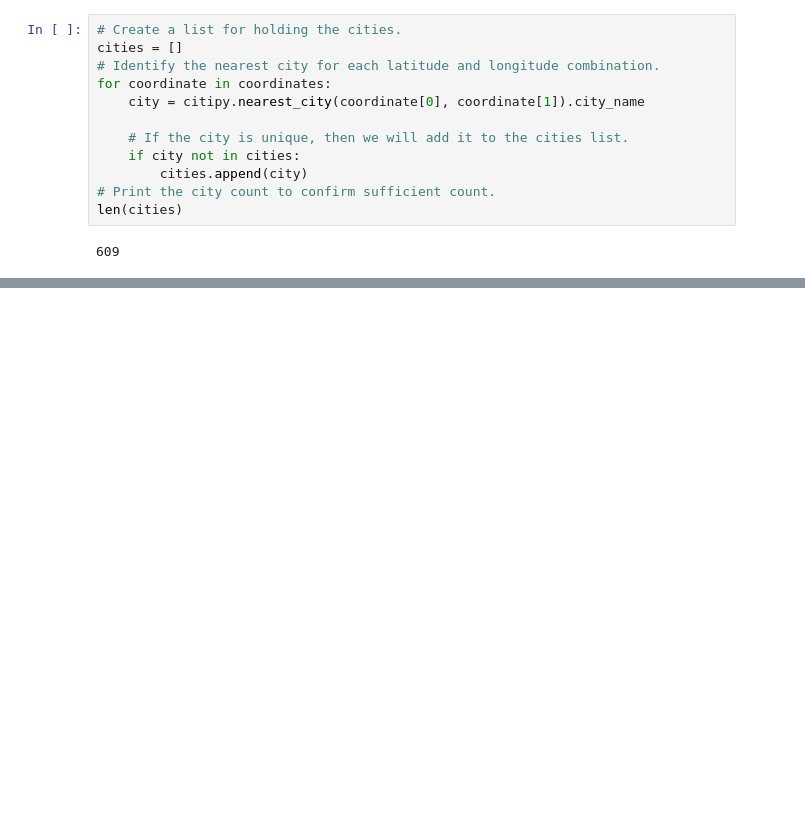
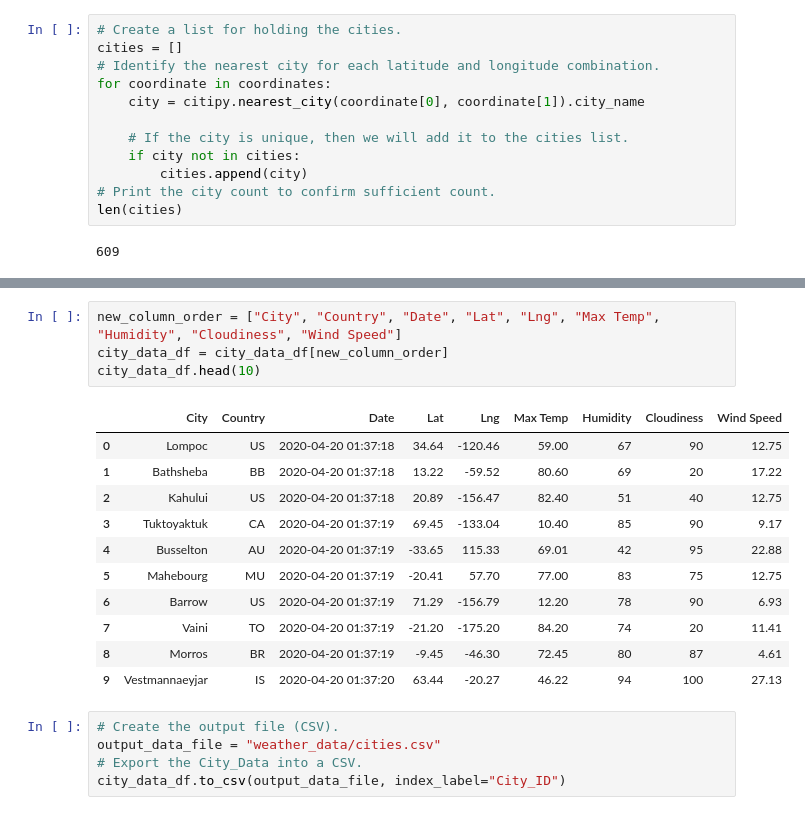
Before and after one commit to shaziakn/World_Weather_Analysis, a Jupyter notebook: WeatherPy.ipynb, the cells around one changed output, grey strips where cells are left out. Saved outputs shown, nothing was run; the diff lists cells and outputs as text; blank space fills up the shorter version.

```diff
--- a/WeatherPy.ipynb
+++ b/WeatherPy.ipynb
@@ -55,0 +171,21 @@ len(cities)
+# %%
+new_column_order = ["City", "Country", "Date", "Lat", "Lng", "Max Temp", "Humidity", "Cloudiness", "Wind Speed"]
+city_data_df = city_data_df[new_column_order]
+city_data_df.head(10)
+# %% [output]
+|  | City | Country | Date | Lat | Lng | Max Temp | Humidity | Cloudiness | Wind Speed |
+| 0 | Lompoc | US | 2020-04-20 01:37:18 | 34.64 | -120.46 | 59.00 | 67 | 90 | 12.75 |
+| 1 | Bathsheba | BB | 2020-04-20 01:37:18 | 13.22 | -59.52 | 80.60 | 69 | 20 | 17.22 |
+| 2 | Kahului | US | 2020-04-20 01:37:18 | 20.89 | -156.47 | 82.40 | 51 | 40 | 12.75 |
+| 3 | Tuktoyaktuk | CA | 2020-04-20 01:37:19 | 69.45 | -133.04 | 10.40 | 85 | 90 | 9.17 |
+| 4 | Busselton | AU | 2020-04-20 01:37:19 | -33.65 | 115.33 | 69.01 | 42 | 95 | 22.88 |
+| 5 | Mahebourg | MU | 2020-04-20 01:37:19 | -20.41 | 57.70 | 77.00 | 83 | 75 | 12.75 |
+| 6 | Barrow | US | 2020-04-20 01:37:19 | 71.29 | -156.79 | 12.20 | 78 | 90 | 6.93 |
+| 7 | Vaini | TO | 2020-04-20 01:37:19 | -21.20 | -175.20 | 84.20 | 74 | 20 | 11.41 |
+| 8 | Morros | BR | 2020-04-20 01:37:19 | -9.45 | -46.30 | 72.45 | 80 | 87 | 4.61 |
+| 9 | Vestmannaeyjar | IS | 2020-04-20 01:37:20 | 63.44 | -20.27 | 46.22 | 94 | 100 | 27.13 |
+# %%
+# Create the output file (CSV).
+output_data_file = "weather_data/cities.csv"
+# Export the City_Data into a CSV.
+city_data_df.to_csv(output_data_file, index_label="City_ID")
```
Also changed, not shown: parts of 7 cells of this notebook, 3 other files.
